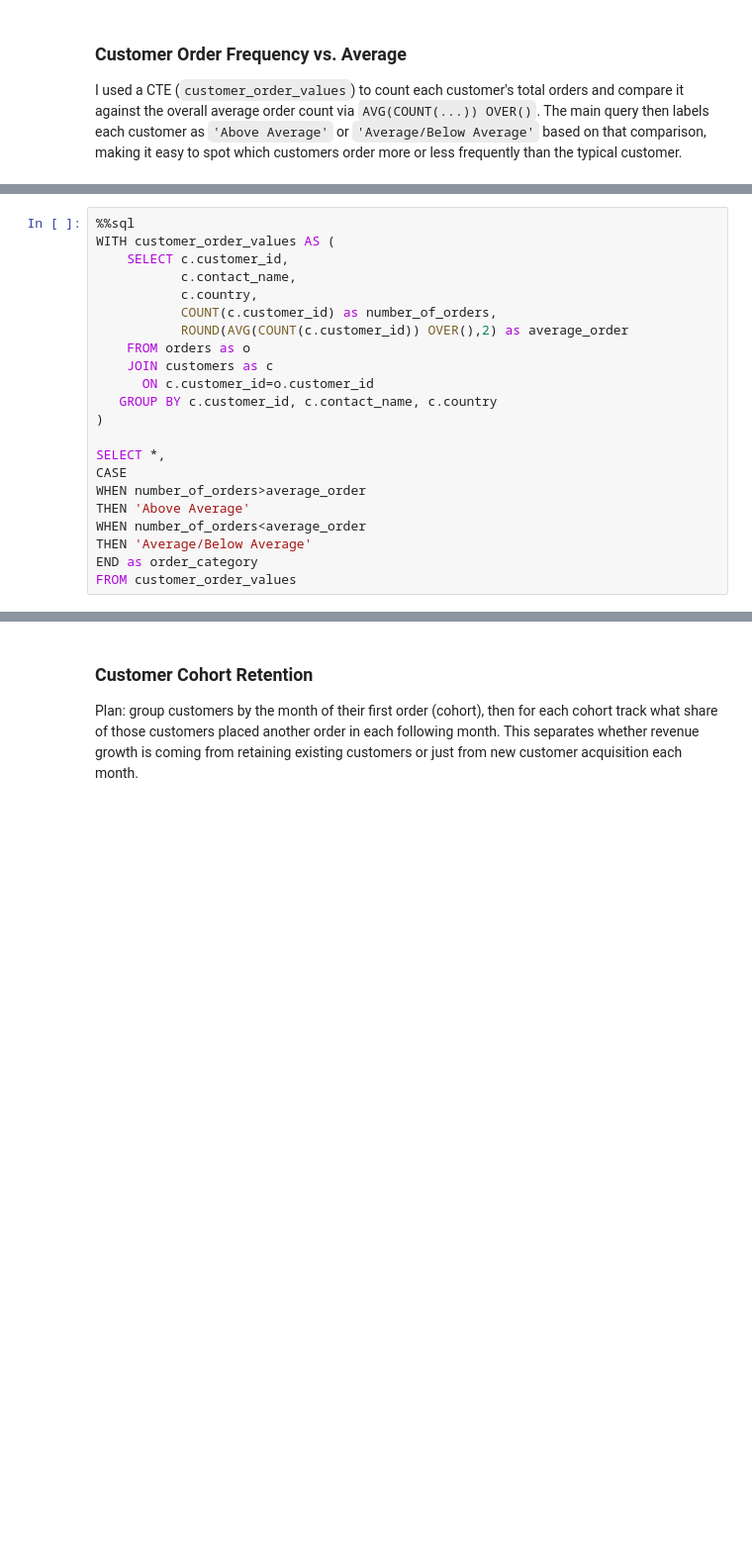
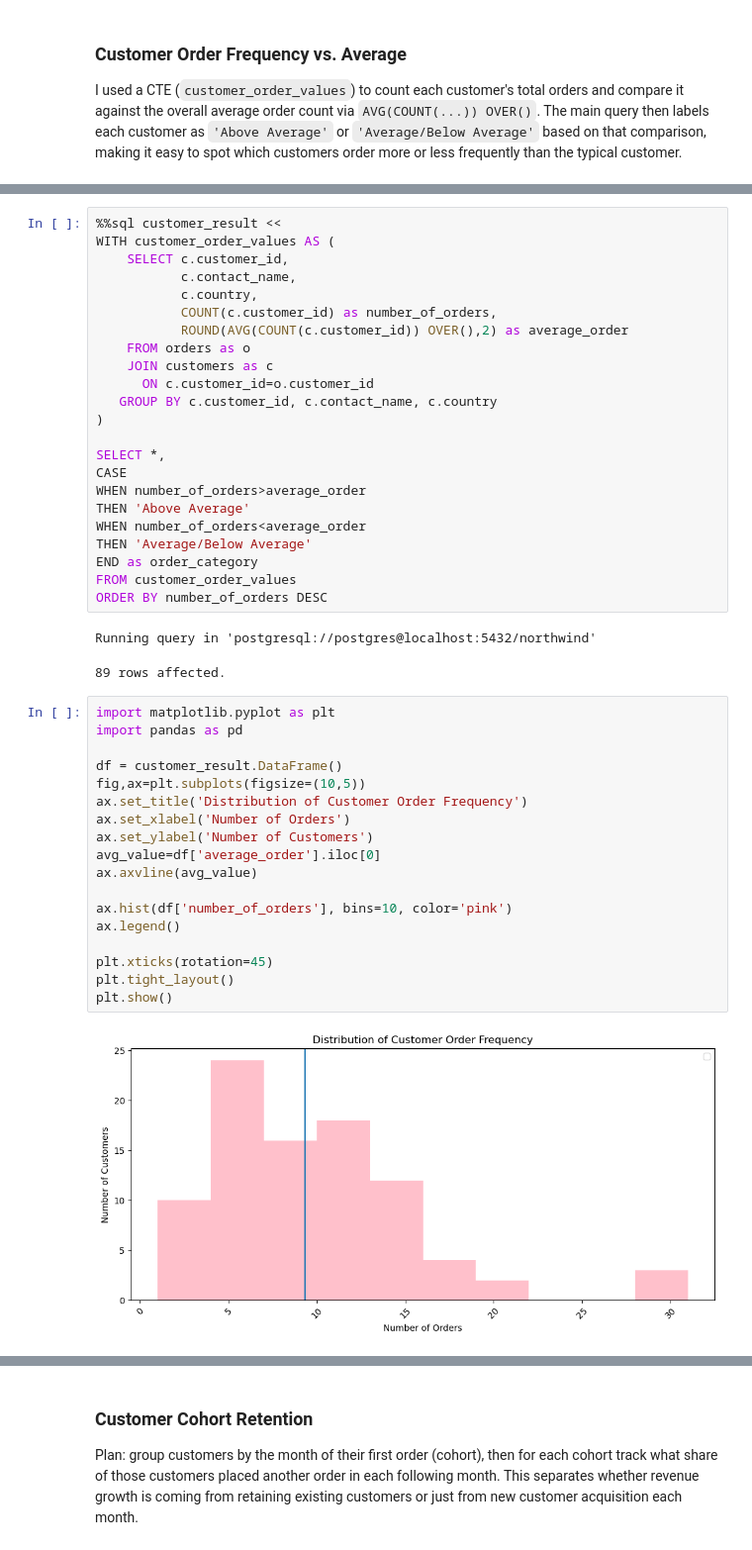
Before and after one commit to IsabelKwon/Northwind-Traders, a Jupyter notebook: northwind/northwind_query.ipynb, the cells around one changed output, grey strips where cells are left out. Shown at 99% size. Saved outputs shown, nothing was run; the diff lists cells and outputs as text; blank space fills up the shorter version.

```diff
--- a/northwind/northwind_query.ipynb
+++ b/northwind/northwind_query.ipynb
@@ -356,5 +493,5 @@ I used a CTE (`customer_order_values`) to count each customer's total orders and
 # %%
-%%sql
+%%sql customer_result <<
 WITH customer_order_values AS (
     SELECT c.customer_id,
            c.contact_name,
@@ -375,3 +512,27 @@ WHEN number_of_orders<average_order
 THEN 'Average/Below Average'
 END as order_category
 FROM customer_order_values
+ORDER BY number_of_orders DESC
+# %% [output]
+Running query in 'postgresql://postgres@localhost:5432/northwind'
+89 rows affected.
+# %%
+import matplotlib.pyplot as plt
+import pandas as pd
+
+df = customer_result.DataFrame()
+fig,ax=plt.subplots(figsize=(10,5))
+ax.set_title('Distribution of Customer Order Frequency')
+ax.set_xlabel('Number of Orders')
+ax.set_ylabel('Number of Customers')
+avg_value=df['average_order'].iloc[0]
+ax.axvline(avg_value)
+
+ax.hist(df['number_of_orders'], bins=10, color='pink')
+ax.legend()
+
+plt.xticks(rotation=45)
+plt.tight_layout()
+plt.show()
+# %% [output]
+[figure, added]
```
Also changed, not shown: parts of 11 cells of this notebook.
